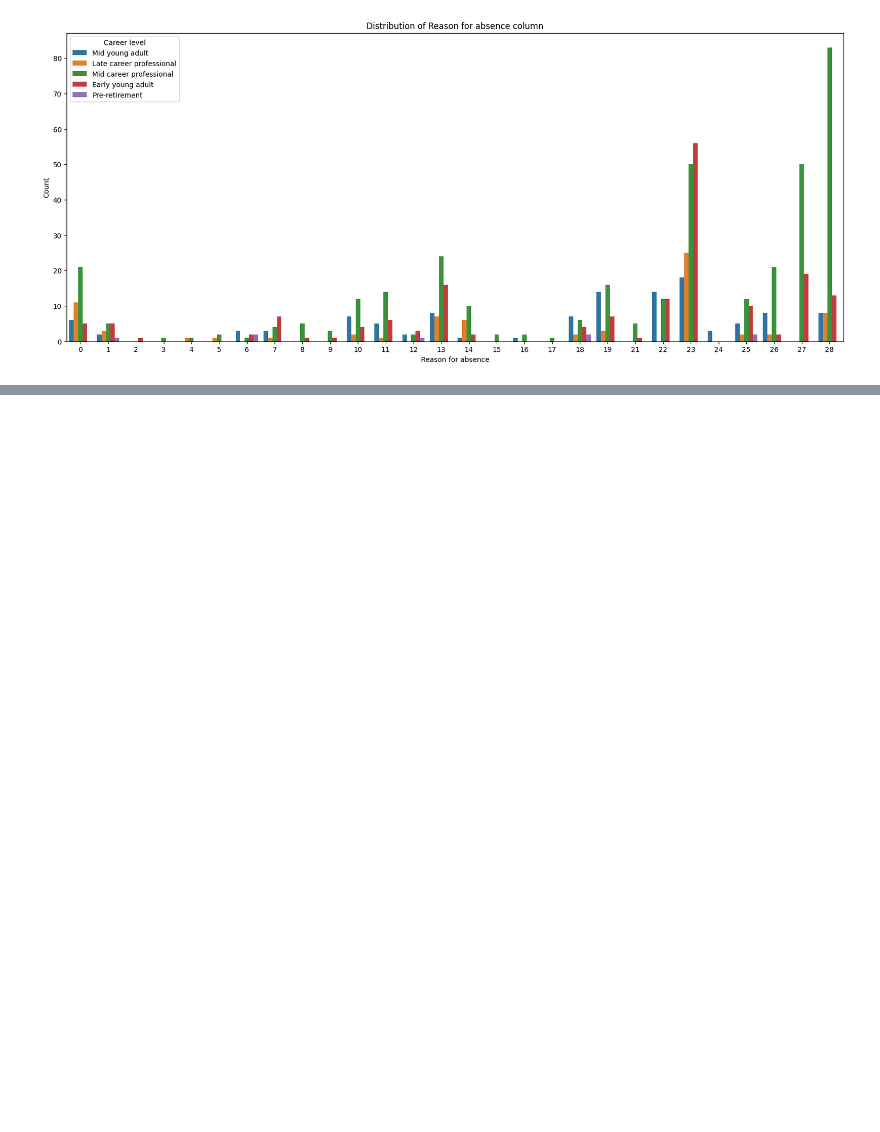
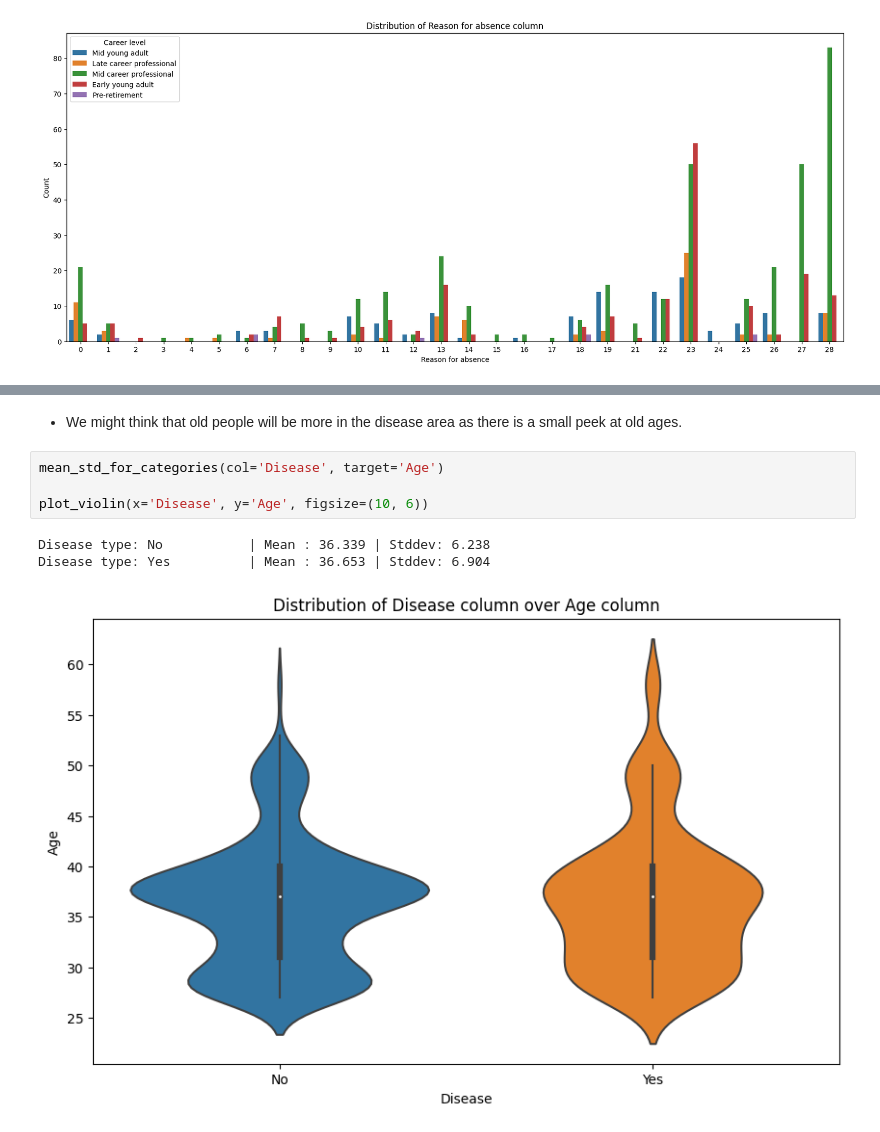
Before and after one commit to alaalmy-ahmed/Absenteeism-at-Work, a Jupyter notebook: knowing the data.ipynb, the cells around one changed output, grey strips where cells are left out. Drawn from its saved outputs; the diff is of its cells as text; blank space fills up the shorter version.

```diff
--- a/knowing the data.ipynb
+++ b/knowing the data.ipynb
@@ -354,0 +482,10 @@ Name: Career level, dtype: int64
+# %% [markdown]
+- We might think that old people will be more in the disease area as there is a small peek at old ages.
+# %%
+mean_std_for_categories(col='Disease', target='Age')
+
+plot_violin(x='Disease', y='Age', figsize=(10, 6))
+# %% [output]
+Disease type: No           | Mean : 36.339 | Stddev: 6.238
+Disease type: Yes          | Mean : 36.653 | Stddev: 6.904
+[figure, added]
```
Also changed, not shown: parts of 45 cells of this notebook, 23 other files.
